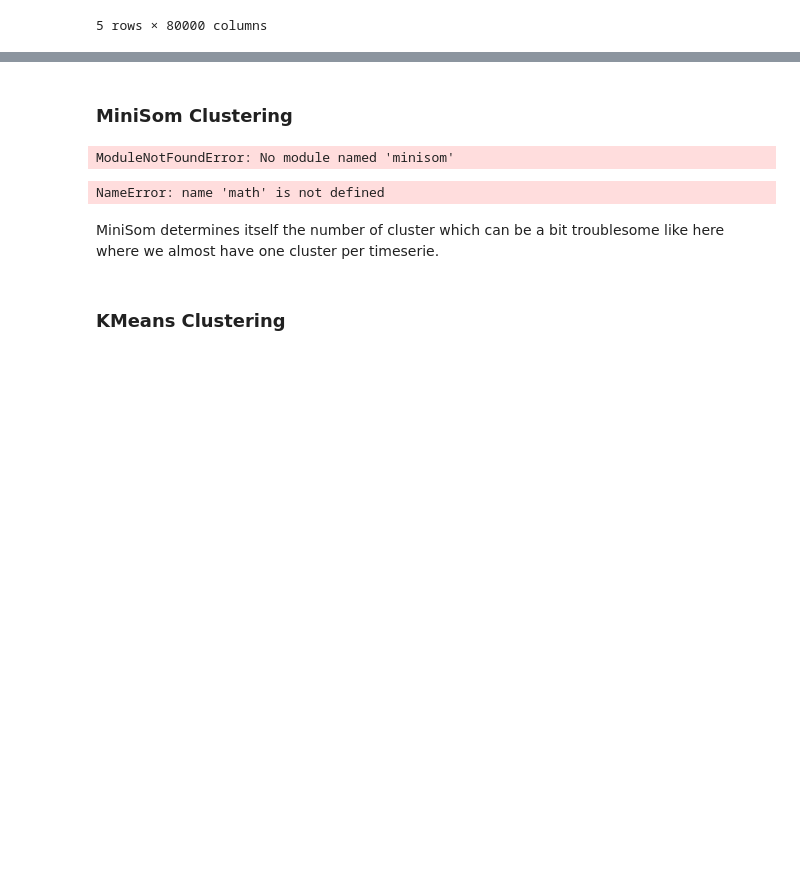
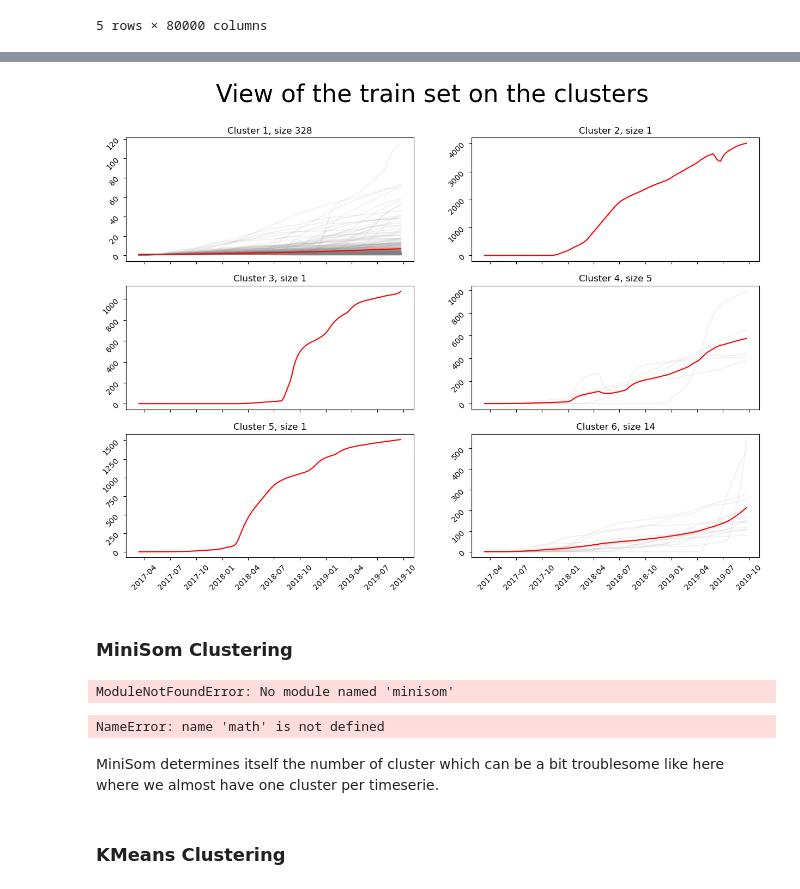
Before and after one commit to epfl-ada/ada-2022-project-pinacolada, a Jupyter notebook: notebook.ipynb, the cells around one changed output, grey strips where cells are left out. Cells and saved outputs as stored; diff of their text form; code cells hidden in the pictures; blank space fills up the shorter version.

```diff
--- a/notebook.ipynb
+++ b/notebook.ipynb
@@ -413,3 +413,5 @@ complete_timeseries.drop(nan_rows.index,inplace=True)
 # %% [markdown]
 We drop the rows with NaN values to balance the dropping process : we previously dropped channels with NaN values, now we drop timestamps. Also, we can see that rows with NaN values correspond to the first and last timestamp.
+# %%
+date_index = complete_timeseries.index
 # %%
@@ -441,3 +541,45 @@ We convert our dataframe to a list of list to be handle by the clustering lialgo
+# %%
+def km_show_clusters_with_series(labelled,clusterer,validation=False,WIDTH=2):
+    fig, axs = plt.subplots(math.ceil(N_CLUSTERS/WIDTH),WIDTH,figsize=(15,10),sharex=True)
+
+    alpha = 0.01
+    if validation:
+        alpha = 0.1
+
+    cluster_sizes = {}
+    for label in clusterer.labels_:
+        cluster_sizes[label] = 0
+
+    for label,serie in labelled:
+        i = math.floor(label/WIDTH)
+        j = label%WIDTH
+        axs[(i,j)].plot(date_index,serie,c="gray",alpha=0.1)
+        cluster_sizes[label] = cluster_sizes[label] + 1
+
+    i = 0
+    j = 0
+    for cluster in clusterer.cluster_centers_:
+        axs[(i,j)].plot(date_index,cluster,c="red")
+        axs[(i,j)].tick_params(labelrotation=45)
+        axs[(i,j)].set_title("Cluster "+str(i*WIDTH+j+1)+", size "+str(cluster_sizes[i*WIDTH+j]))
+        j += 1
+        if j >= WIDTH:
+            i += 1
+            j = 0
+
+    if validation:
+        fig.suptitle("View of the validation set on the clusters",fontsize=32)
+    else:
+        fig.suptitle("View of the train set on the clusters",fontsize=32)
+# %%
+N_CLUSTERS = 6
+km = KMeans(n_clusters=N_CLUSTERS, random_state=0).fit(train)
+
+labelled = list(zip(km.labels_,train))
+
+km_show_clusters_with_series(labelled,km)
+# %% [output]
+[figure, added]
 # %% [markdown]
 ### MiniSom Clustering
 # %%
```
Also changed, not shown: parts of 14 cells of this notebook.
